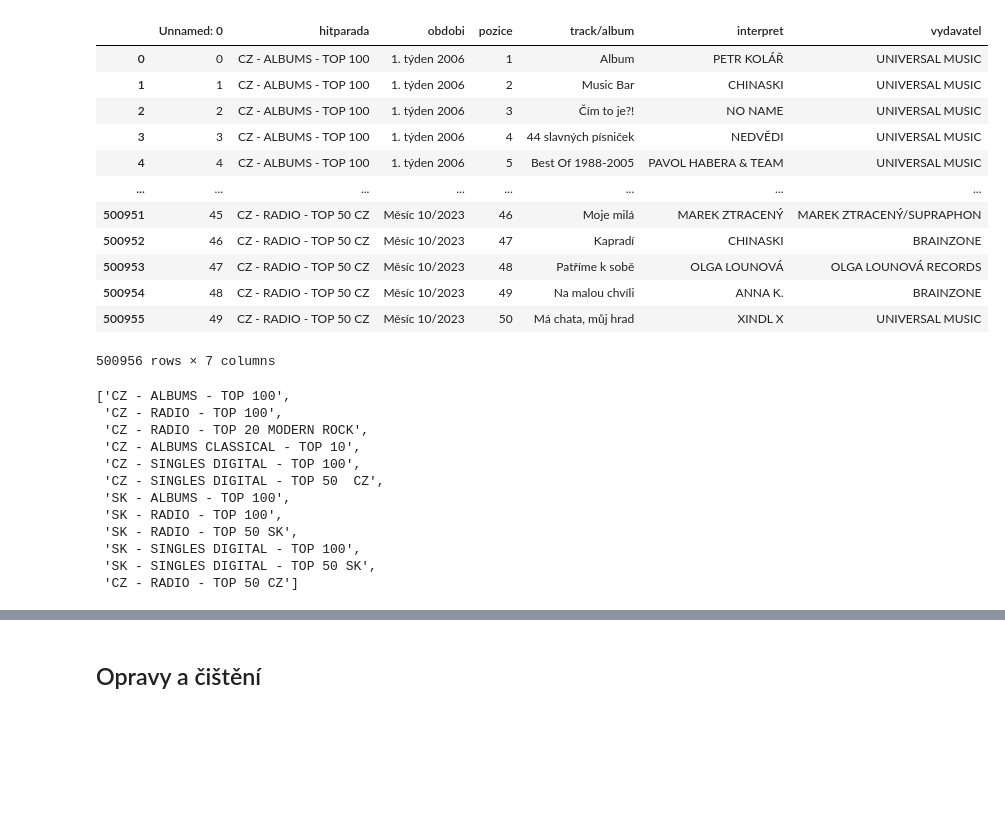
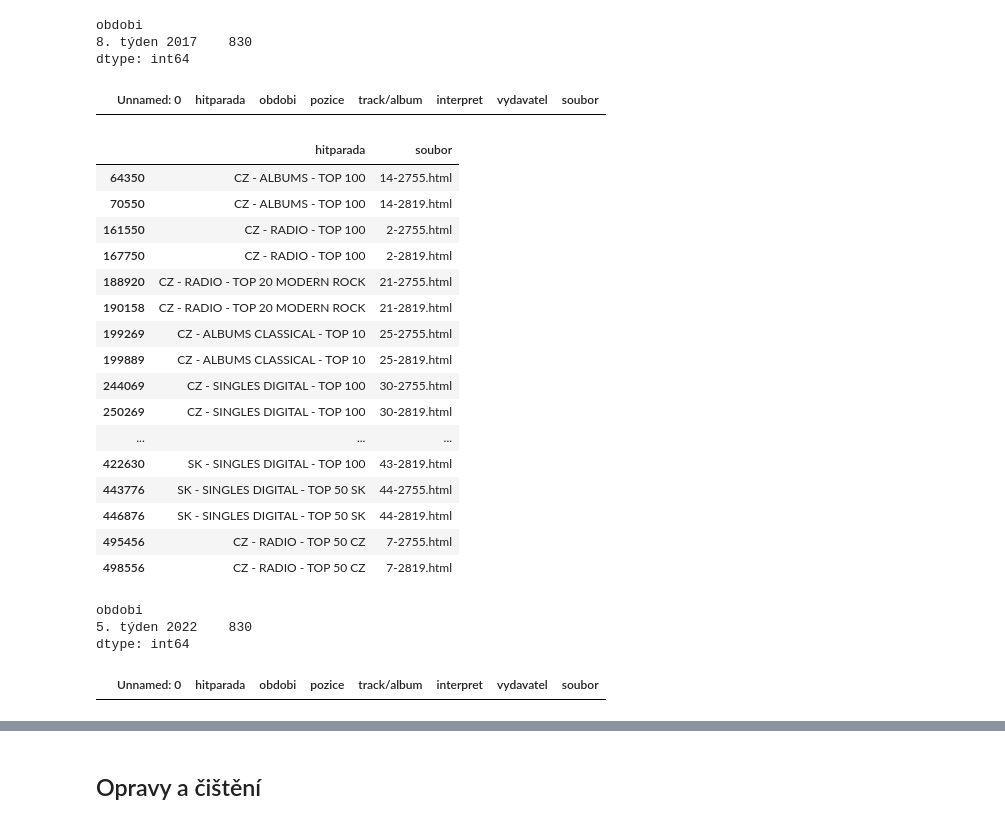
Before and after one commit to DataRozhlas/hitparady, a Jupyter notebook: 006 čištění IFPI.ipynb, the cells around one changed output, grey strips where cells are left out. Drawn from its saved outputs; the diff is of its cells as text; code cells hidden in the pictures; blank space fills up the shorter version.

```diff
--- a/006 čištění IFPI.ipynb
+++ b/006 čištění IFPI.ipynb
@@ -14,32 +66,42 @@ df = pd.read_csv(os.path.join(folder,"ifpi_raw.csv"))
+# %%
+df[df['soubor'].str.contains('2503')].groupby('obdobi').size()
+# %% [output]
+obdobi
+8. týden 2017    830
+dtype: int64
+# %%
+df[df['obdobi'] == '8. týden 2018']
+# %% [output]
+|  | Unnamed: 0 | hitparada | obdobi | pozice | track/album | interpret | vydavatel | soubor |
+# %%
+df.loc[df['soubor'].str.contains('2503'),'obdobi']="8. týden 2018"
 # %%
-df
+df[df['obdobi'] == '5. týden 2022'][['hitparada','soubor']].drop_duplicates()
 # %% [output]
-|  | Unnamed: 0 | hitparada | obdobi | pozice | track/album | interpret | vydavatel |
-| 0 | 0 | CZ - ALBUMS - TOP 100 | 1. týden 2006 | 1 | Album | PETR KOLÁŘ | UNIVERSAL MUSIC |
-| 1 | 1 | CZ - ALBUMS - TOP 100 | 1. týden 2006 | 2 | Music Bar | CHINASKI | UNIVERSAL MUSIC |
-| 2 | 2 | CZ - ALBUMS - TOP 100 | 1. týden 2006 | 3 | Čím to je?! | NO NAME | UNIVERSAL MUSIC |
-| 3 | 3 | CZ - ALBUMS - TOP 100 | 1. týden 2006 | 4 | 44 slavných písniček | NEDVĚDI | UNIVERSAL MUSIC |
-| 4 | 4 | CZ - ALBUMS - TOP 100 | 1. týden 2006 | 5 | Best Of 1988-2005 | PAVOL HABERA & TEAM | UNIVERSAL MUSIC |
-| ... | ... | ... | ... | ... | ... | ... | ... |
-| 500951 | 45 | CZ - RADIO - TOP 50 CZ | Měsíc 10/2023 | 46 | Moje milá | MAREK ZTRACENÝ | MAREK ZTRACENÝ/SUPRAPHON |
-| 500952 | 46 | CZ - RADIO - TOP 50 CZ | Měsíc 10/2023 | 47 | Kapradí | CHINASKI | BRAINZONE |
-| 500953 | 47 | CZ - RADIO - TOP 50 CZ | Měsíc 10/2023 | 48 | Patříme k sobě | OLGA LOUNOVÁ | OLGA LOUNOVÁ RECORDS |
-| 500954 | 48 | CZ - RADIO - TOP 50 CZ | Měsíc 10/2023 | 49 | Na malou chvíli | ANNA K. | BRAINZONE |
-| 500955 | 49 | CZ - RADIO - TOP 50 CZ | Měsíc 10/2023 | 50 | Má chata, můj hrad | XINDL X | UNIVERSAL MUSIC |
+|  | hitparada | soubor |
+| 64350 | CZ - ALBUMS - TOP 100 | 14-2755.html |
+| 70550 | CZ - ALBUMS - TOP 100 | 14-2819.html |
+| 161550 | CZ - RADIO - TOP 100 | 2-2755.html |
+| 167750 | CZ - RADIO - TOP 100 | 2-2819.html |
+| 188920 | CZ - RADIO - TOP 20 MODERN ROCK | 21-2755.html |
+| 190158 | CZ - RADIO - TOP 20 MODERN ROCK | 21-2819.html |
+| 199269 | CZ - ALBUMS CLASSICAL - TOP 10 | 25-2755.html |
+| 199889 | CZ - ALBUMS CLASSICAL - TOP 10 | 25-2819.html |
+| 244069 | CZ - SINGLES DIGITAL - TOP 100 | 30-2755.html |
+| 250269 | CZ - SINGLES DIGITAL - TOP 100 | 30-2819.html |
+| ... | ... | ... |
+| 422630 | SK - SINGLES DIGITAL - TOP 100 | 43-2819.html |
+| 443776 | SK - SINGLES DIGITAL - TOP 50 SK | 44-2755.html |
+| 446876 | SK - SINGLES DIGITAL - TOP 50 SK | 44-2819.html |
+| 495456 | CZ - RADIO - TOP 50 CZ | 7-2755.html |
+| 498556 | CZ - RADIO - TOP 50 CZ | 7-2819.html |
-500956 rows × 7 columns
-# %%
-hitparady = df['hitparada'].drop_duplicates().to_list()
-hitparady
-# %% [output]
-['CZ - ALBUMS - TOP 100',
- 'CZ - RADIO - TOP 100',
- 'CZ - RADIO - TOP 20 MODERN ROCK',
- 'CZ - ALBUMS CLASSICAL - TOP 10',
- 'CZ - SINGLES DIGITAL - TOP 100',
- 'CZ - SINGLES DIGITAL - TOP 50  CZ',
- 'SK - ALBUMS - TOP 100',
- 'SK - RADIO - TOP 100',
- 'SK - RADIO - TOP 50 SK',
- 'SK - SINGLES DIGITAL - TOP 100',
- 'SK - SINGLES DIGITAL - TOP 50 SK',
- 'CZ - RADIO - TOP 50 CZ']
+# %%
+df[df['soubor'].str.contains('2819')].groupby('obdobi').size()
+# %% [output]
+obdobi
+5. týden 2022    830
+dtype: int64
+# %%
+df[df['obdobi'] == '5. týden 2023']
+# %% [output]
+|  | Unnamed: 0 | hitparada | obdobi | pozice | track/album | interpret | vydavatel | soubor |
```
Also changed, not shown: parts of 12 cells of this notebook, 49 other files.
